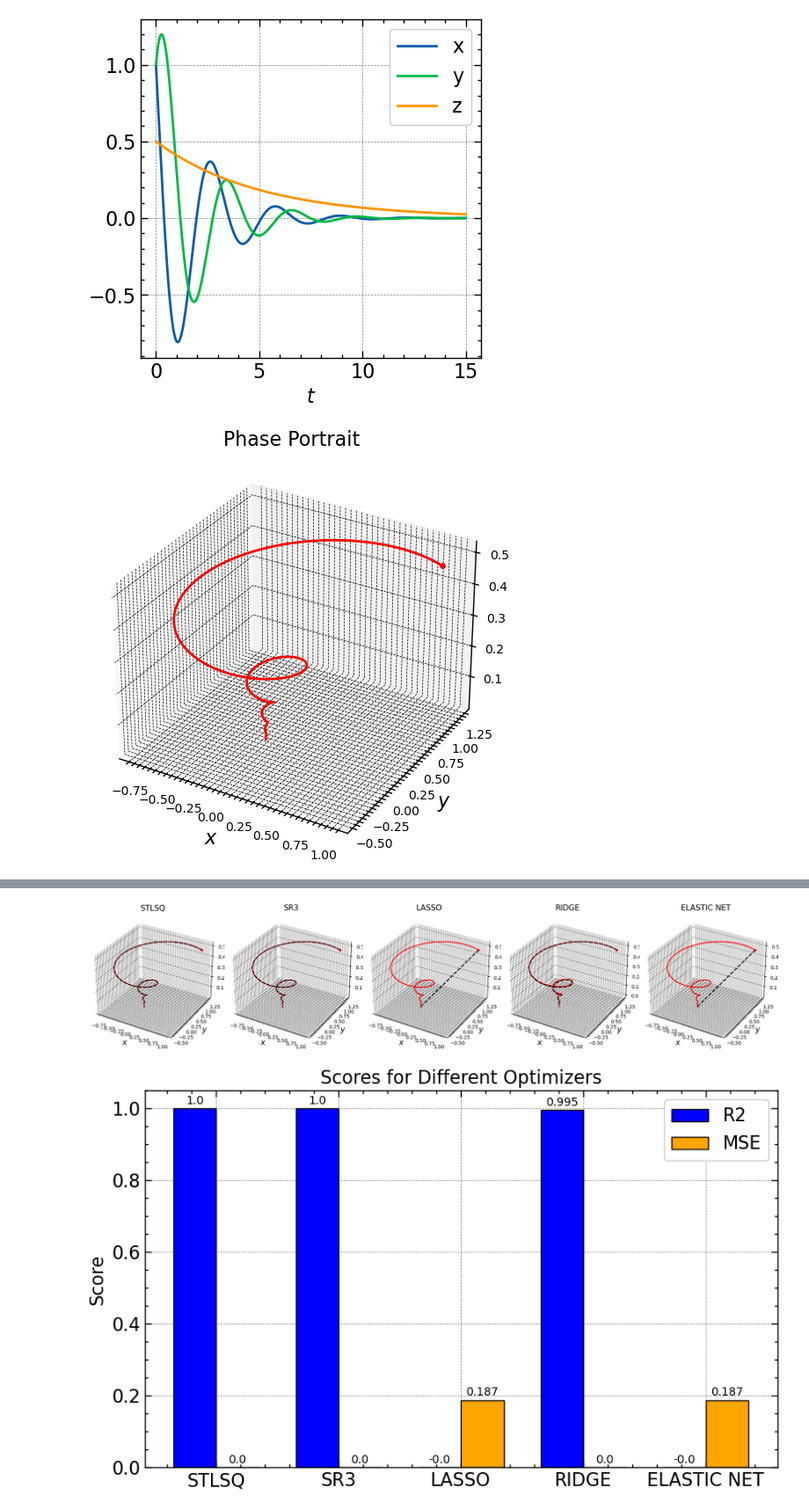
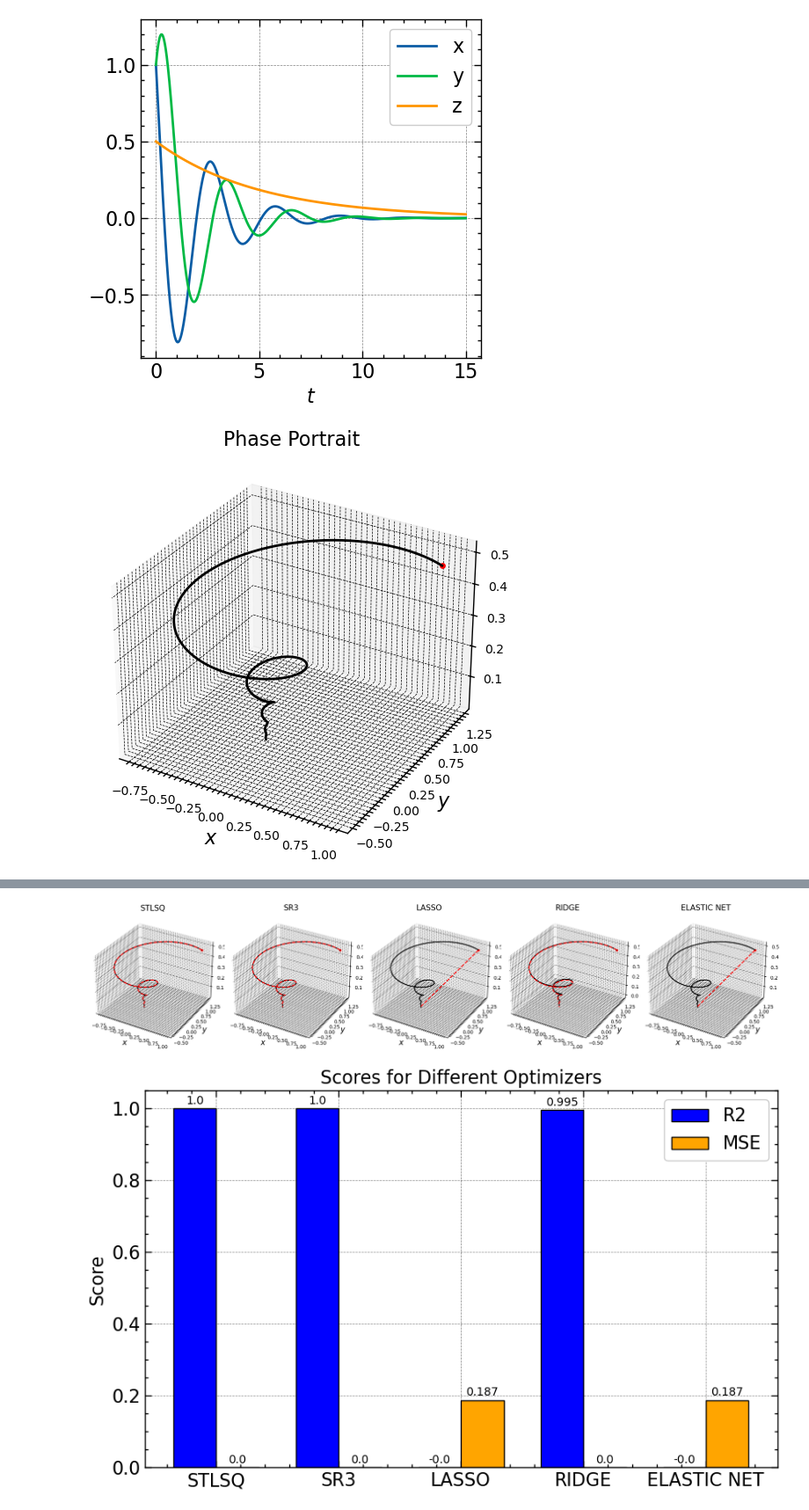
Before and after one commit to sandromikautadze/sindy-thesis, a Jupyter notebook: optimization.ipynb, the cells around one changed output, grey strips where cells are left out. Shown at 88% size. Drawn from its saved outputs; the diff is of its cells as text; code cells hidden in the pictures.

```diff
--- a/optimization.ipynb
+++ b/optimization.ipynb
@@ -69,18 +69,18 @@ plt.show()
 # %%
 fig = plt.figure(figsize=(10, 6))
 ax = fig.add_subplot(111, projection='3d')
-ax.plot(data[:, 0], data[:, 1], data[:, 2], c="r")
+ax.plot(data[:, 0], data[:, 1], data[:, 2], c="k")
 ax.scatter(x0[0], x0[1], x0[2], c="r", s=15)
 ax.set_xlabel("$x$")
 ax.set_ylabel("$y$")
 ax.set_zlabel("$z$")
 ax.xaxis.set_tick_params(labelsize=10)
 ax.yaxis.set_tick_params(labelsize=10)
 ax.zaxis.set_tick_params(labelsize=10)
 ax.set_title("Phase Portrait")
 plt.show()
 # %% [output]
-[figure, old version]
+[figure, new version]
 # %%
 models = {}
 models_sim = {}
@@ -132,8 +132,8 @@ for i, (model_key, model) in enumerate(models_sim.items()):
     ax = axs[i]
     ax.remove()
     ax = fig.add_subplot(1, 5, i + 1, projection='3d')
-    ax.plot(data[:, 0], data[:, 1], data[:, 2], c="r", label="True")
-    ax.plot(model[:, 0], model[:, 1], model[:, 2], "k--", label="SINDy")
+    ax.plot(data[:, 0], data[:, 1], data[:, 2], c="k", label="True")
+    ax.plot(model[:, 0], model[:, 1], model[:, 2], "r--", label="SINDy")
     ax.scatter(x0[0], x0[1], x0[2], c="r", s=15)
     ax.set_xlabel("$x$")
     ax.set_ylabel("$y$")
@@ -150,7 +150,7 @@ for i, (model_key, model) in enumerate(models_sim.items()):
 plt.tight_layout()
 plt.show()
 # %% [output]
-[figure, old version]
+[figure, new version]
 # %%
 opts_key_list = list(models_score.keys())
 r2_values = [score[0] for score in models_score.values()]
```
Also changed, not shown: parts of 3 cells of this notebook.
